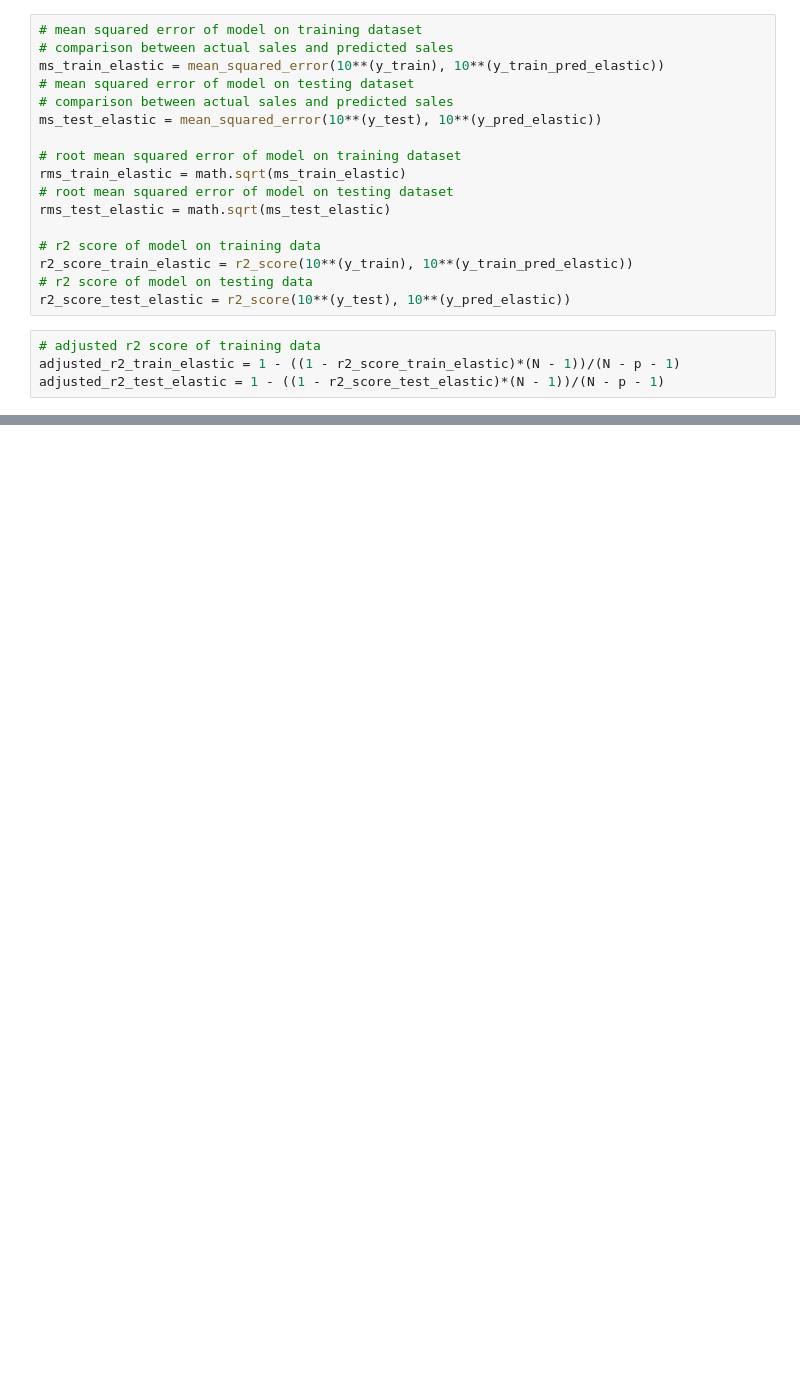
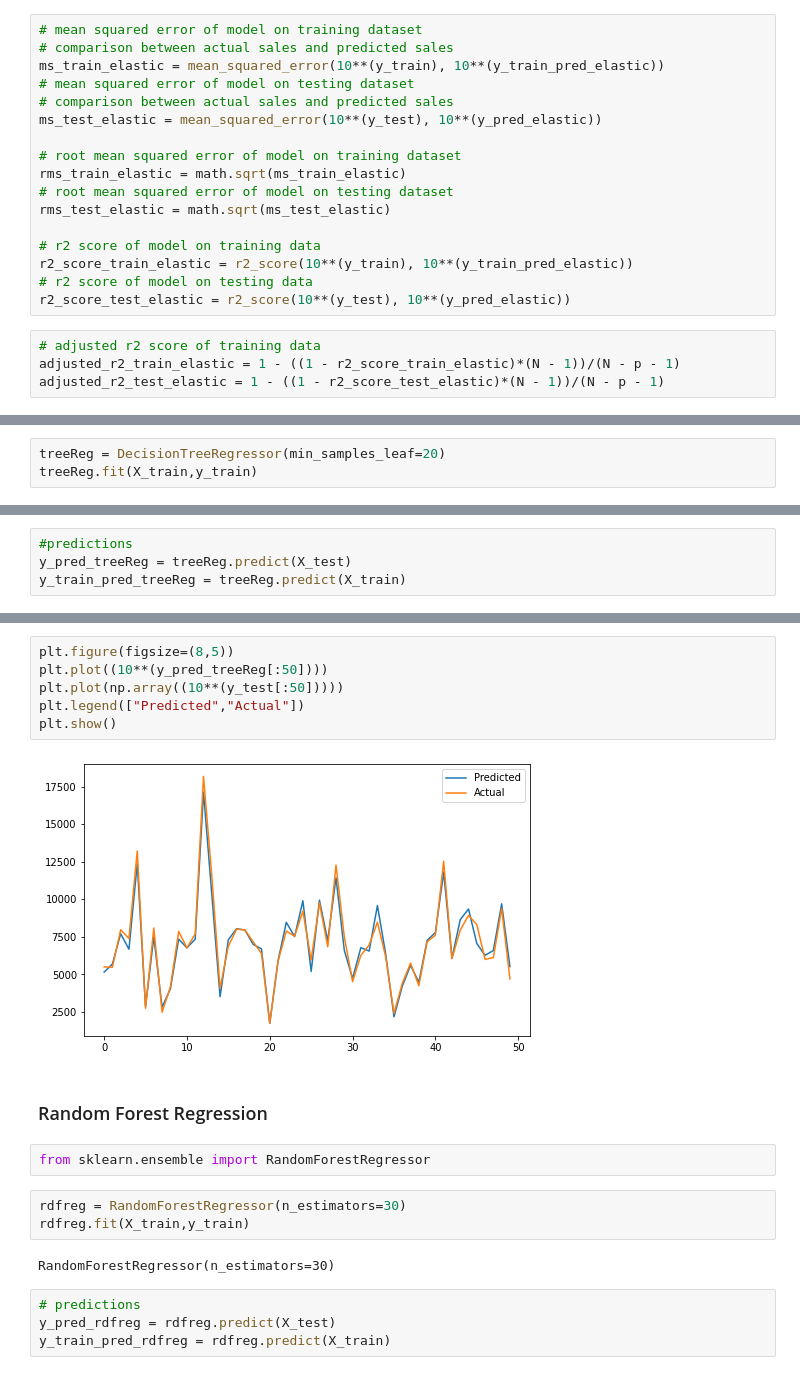
Before and after one commit to nihalhabeeb/Retail-Sales-Prediction, a Jupyter notebook: Retail_Sales_Prediction_Capstone_Project.ipynb, the cells around one changed output, grey strips where cells are left out. Cells and saved outputs as stored; diff of their text form; blank space fills up the shorter version.

```diff
--- a/Retail_Sales_Prediction_Capstone_Project.ipynb
+++ b/Retail_Sales_Prediction_Capstone_Project.ipynb
@@ -1021,0 +1025,3 @@ Adjusted R2 Score: 0.8458926882390317
+# %%
+treeReg = DecisionTreeRegressor(min_samples_leaf=20)
+treeReg.fit(X_train,y_train)
@@ -1021,0 +1030,4 @@ Adjusted R2 Score: 0.8458926882390317
+# %%
+#predictions
+y_pred_treeReg = treeReg.predict(X_test)
+y_train_pred_treeReg = treeReg.predict(X_train)
@@ -1021,0 +1072,21 @@ Adjusted R2 Score: 0.8458926882390317
+# %%
+plt.figure(figsize=(8,5))
+plt.plot((10**(y_pred_treeReg[:50])))
+plt.plot(np.array((10**(y_test[:50]))))
+plt.legend(["Predicted","Actual"])
+plt.show()
+# %% [output]
+[figure, added]
+# %% [markdown]
+### Random Forest Regression
+# %%
+from sklearn.ensemble import RandomForestRegressor
+# %%
+rdfreg = RandomForestRegressor(n_estimators=30)
+rdfreg.fit(X_train,y_train)
+# %% [output]
+RandomForestRegressor(n_estimators=30)
+# %%
+# predictions
+y_pred_rdfreg = rdfreg.predict(X_test)
+y_train_pred_rdfreg = rdfreg.predict(X_train)
```
Also changed, not shown: parts of 27 cells of this notebook.
